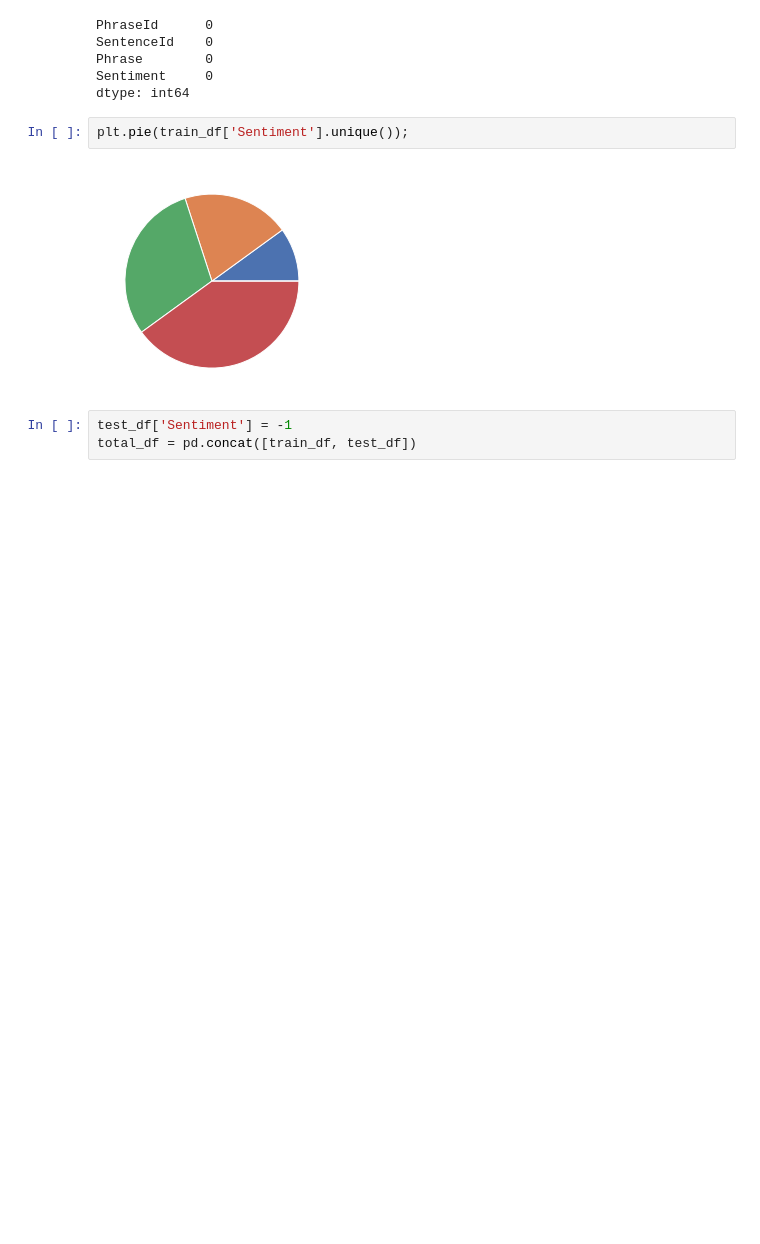
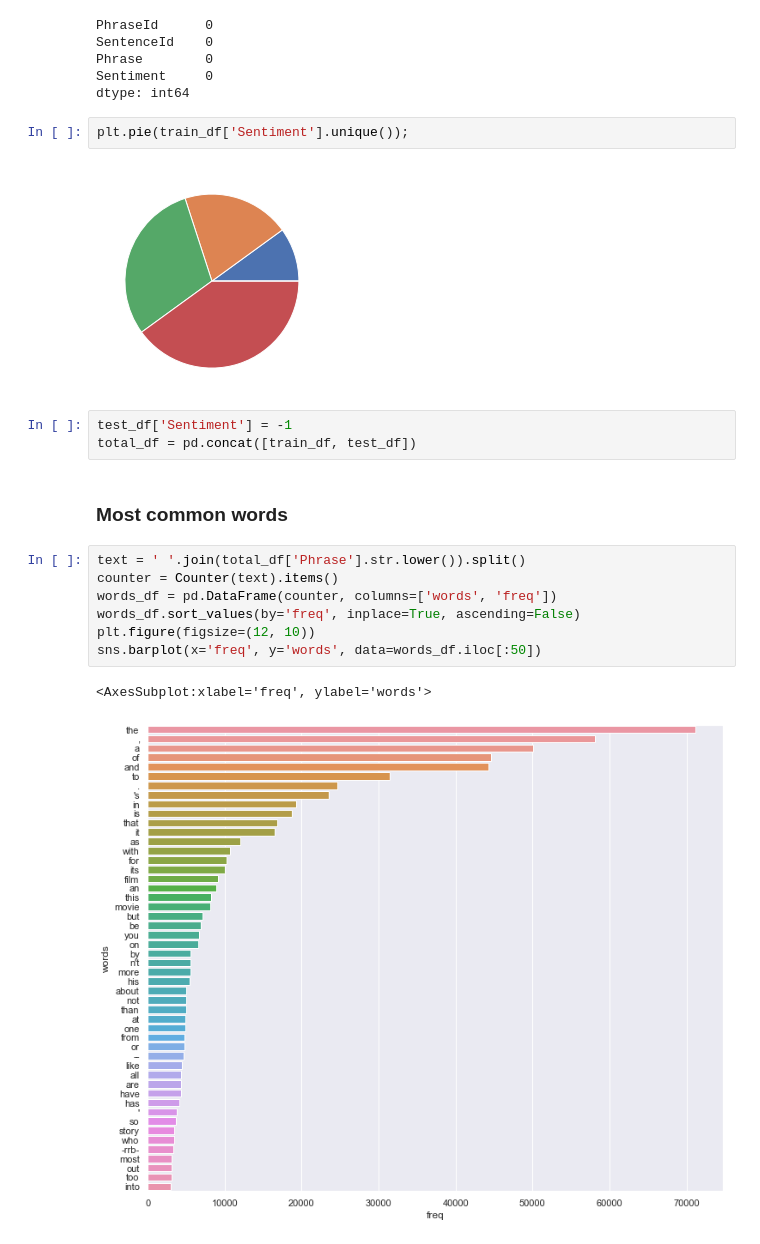
Before and after one commit to Bounty1993/Text-analysis, a Jupyter notebook: movie_tomato.ipynb, the cells around one changed output. Drawn from its saved outputs; the diff is of its cells as text; blank space fills up the shorter version.

```diff
--- a/movie_tomato.ipynb
+++ b/movie_tomato.ipynb
@@ -50,3 +56,15 @@ plt.pie(train_df['Sentiment'].unique());
 # %%
 test_df['Sentiment'] = -1
 total_df = pd.concat([train_df, test_df])
+# %% [markdown]
+### Most common words
+# %%
+text = ' '.join(total_df['Phrase'].str.lower()).split()
+counter = Counter(text).items()
+words_df = pd.DataFrame(counter, columns=['words', 'freq'])
+words_df.sort_values(by='freq', inplace=True, ascending=False)
+plt.figure(figsize=(12, 10))
+sns.barplot(x='freq', y='words', data=words_df.iloc[:50])
+# %% [output]
+<AxesSubplot:xlabel='freq', ylabel='words'>
+[figure, added]
```
Also changed, not shown: parts of 11 cells of this notebook.
